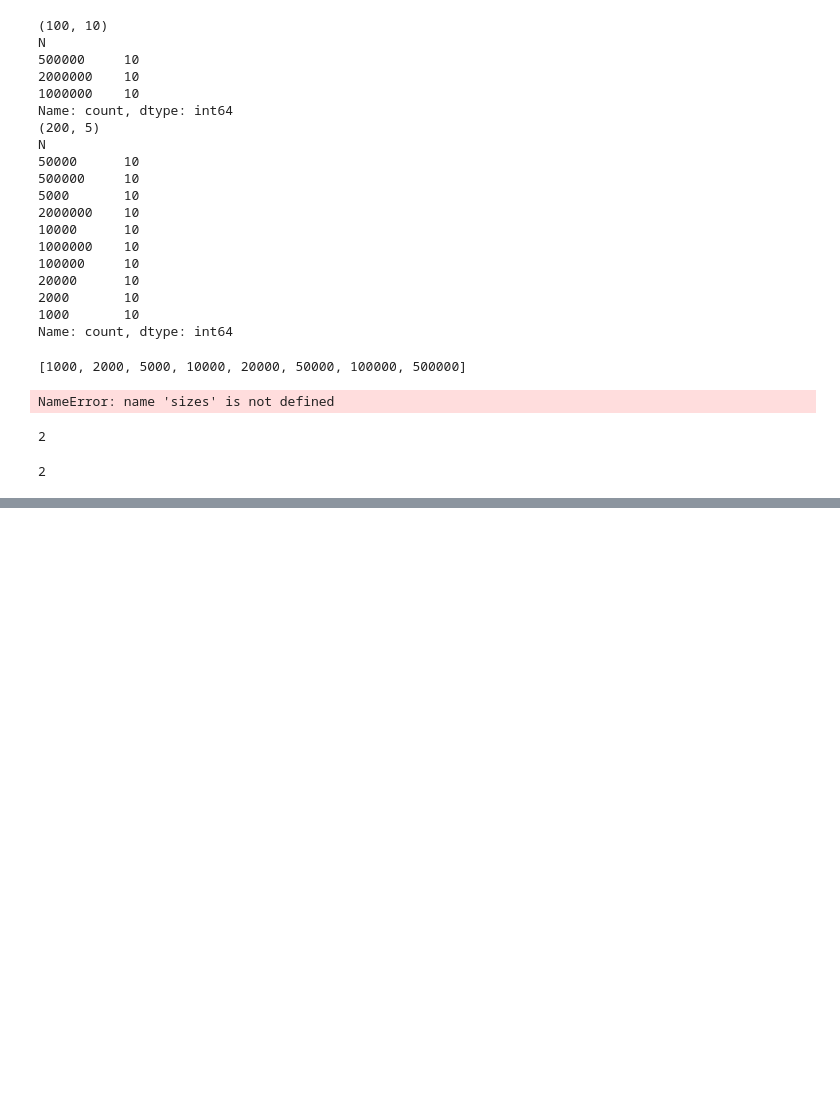
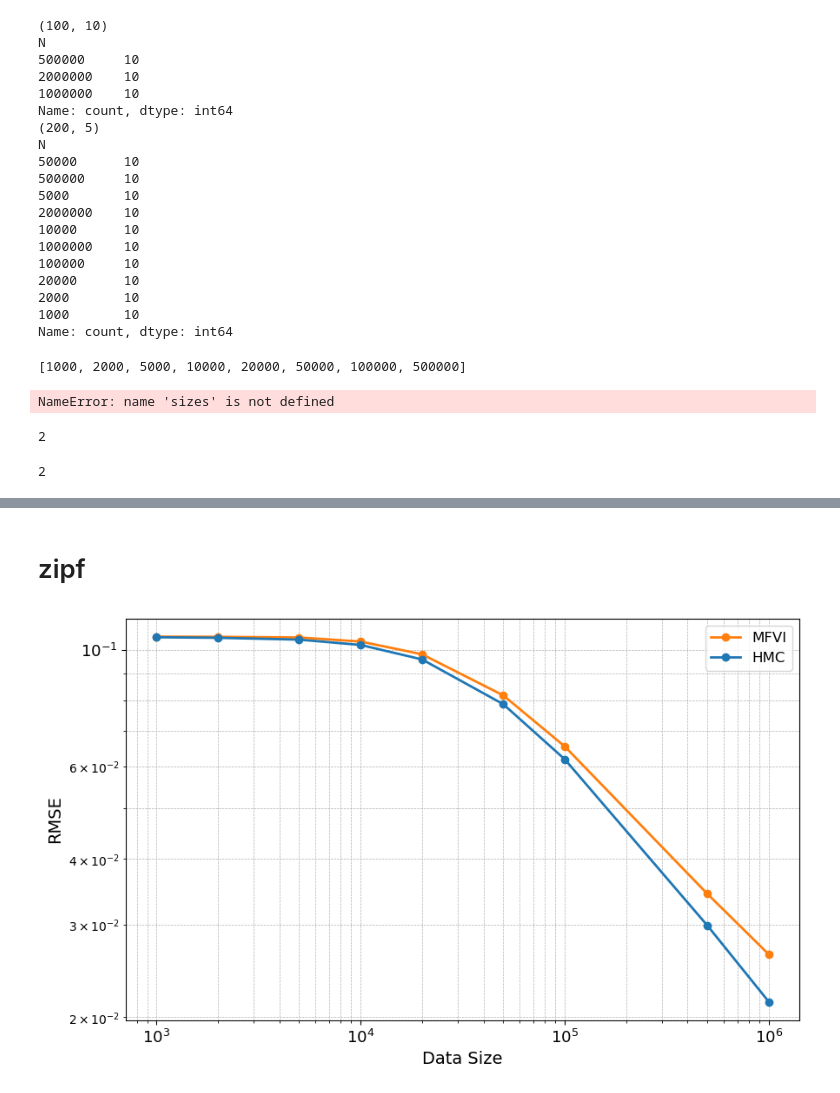
Before and after one commit to ninpnin/embedding-uncertainty-estimation, a Jupyter notebook: plots/rmse_convergence.ipynb, the cells around one changed output, grey strips where cells are left out. Cells and saved outputs as stored; diff of their text form; code cells hidden in the pictures; blank space fills up the shorter version.

```diff
--- a/plots/rmse_convergence.ipynb
+++ b/plots/rmse_convergence.ipynb
@@ -329,0 +281,2 @@ plt.show()
+# %% [markdown]
+# zipf
@@ -329,0 +345,41 @@ plt.show()
+# %%
+data_dir = "../../data/ten_V100K5-zipf"
+base_dir = "../../results_ten_V100K5_zipf/nofix/vi/"
+inference_method = 'vi'
+sizes = [1000, 2000 ,5000, 10000, 20000, 50000, 100000, 500000, 1000000]
+D = 5
+
+average_rmse_vi = average_rmse_across_datasets(data_dir, base_dir, inference_method, sizes,D)
+# %%
+
+def plot_comparison_rmse(sizes, average_rmse_vi, average_rmse_hmc, gibbs_rmse=[]):
+    """
+    Plot the average RMSE scores for VI and HMC on a log-log scale.
+
+    Args:
+        sizes (list): List of sizes for which RMSE was calculated.
+        average_rmse_vi (list): Average RMSE scores for VI.
+        average_rmse_hmc (list): Average RMSE scores for HMC.
+    """
+    plt.figure(figsize=(10, 6))
+    plt.plot(sizes, average_rmse_vi, marker='o', label='MFVI', color='tab:orange', linewidth=2)
+    plt.plot(sizes, average_rmse_hmc, marker='o', label='HMC', color='tab:blue', linewidth=2)
+    if len(gibbs_rmse):
+        rmse = np.array([None for i in sizes])
+        rmse[0:len(gibbs_rmse)] = gibbs_rmse
+        plt.plot(sizes, rmse, marker='o', label='Gibbs', color='tab:green', linewidth=2,  linestyle='--')
+
+    plt.xscale('log')
+    plt.yscale('log')
+    plt.xlabel('Data Size', fontsize=14)
+    plt.ylabel('RMSE', fontsize=14)
+    #plt.title('Comparison of RMSE for VI and HMC', fontsize=16)
+    plt.legend(fontsize=12)
+    plt.grid(True, which="both", linestyle='--', linewidth=0.5)
+    plt.yticks(fontsize=13)
+    plt.xticks(fontsize=13)
+    plt.show()
+
+plot_comparison_rmse(sizes, average_rmse_vi, average_rmse_hmc)
+# %% [output]
+[figure, added]
```
Also changed, not shown: parts of 4 cells of this notebook, 8 other files.
